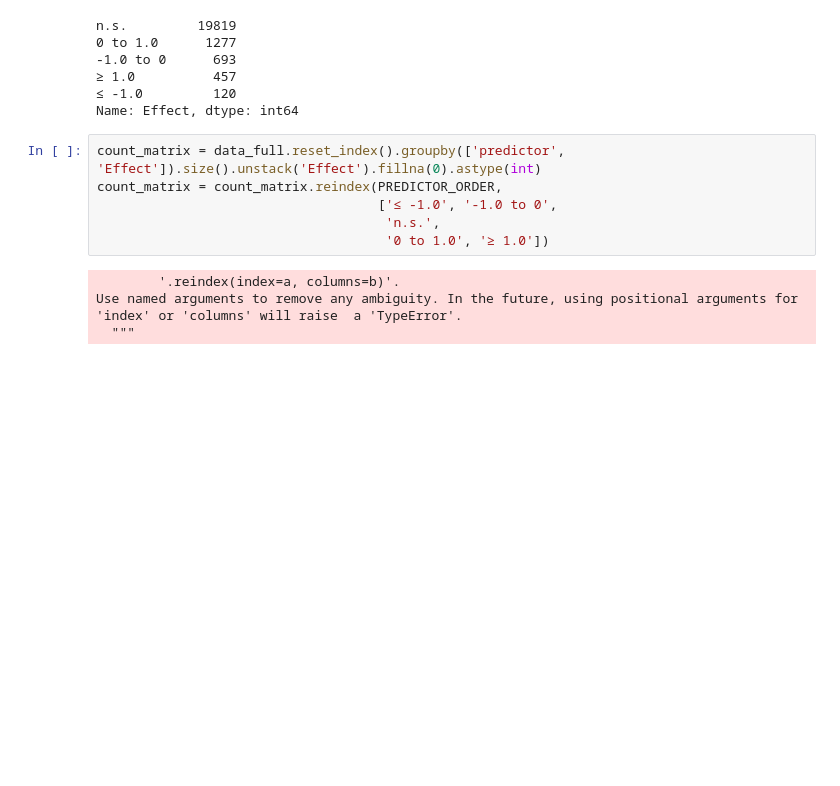
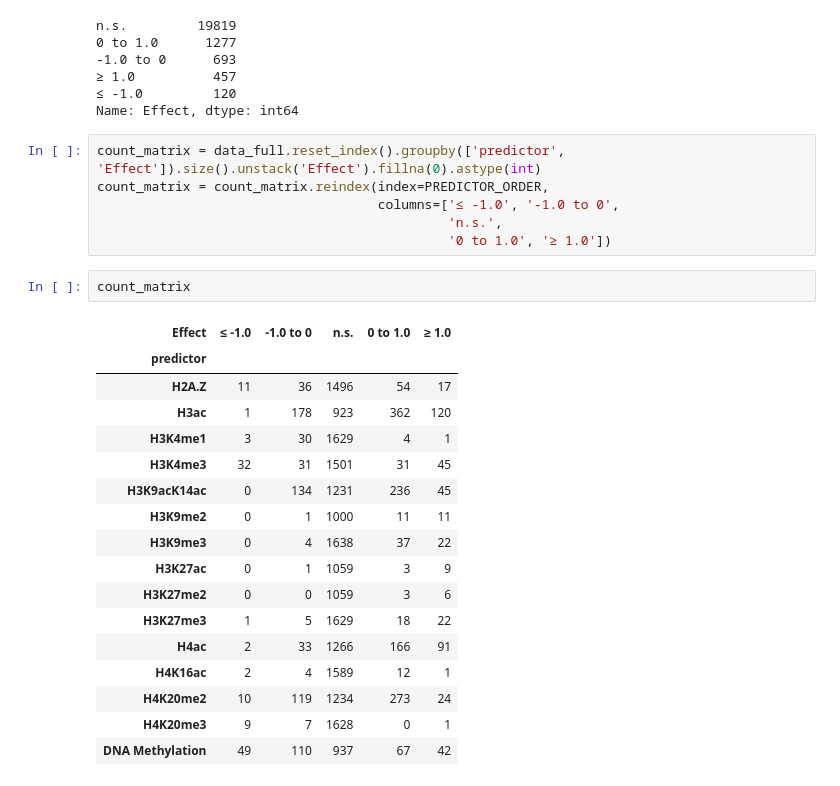
Before and after one commit to lukauskas/publications-lukauskas-2024-marcs, a Jupyter notebook: extra-figures-notebooks/ptm-response/Figure counts.ipynb, the cells around one changed output. Cells and saved outputs as stored; diff of their text form; blank space fills up the shorter version.

```diff
--- a/extra-figures-notebooks/ptm-response/Figure counts.ipynb
+++ b/extra-figures-notebooks/ptm-response/Figure counts.ipynb
@@ -89,11 +127,27 @@ n.s.         19819
 Name: Effect, dtype: int64
 # %%
 count_matrix = data_full.reset_index().groupby(['predictor', 'Effect']).size().unstack('Effect').fillna(0).astype(int)
-count_matrix = count_matrix.reindex(PREDICTOR_ORDER,
-                                    ['≤ -1.0', '-1.0 to 0',
-                                     'n.s.',
-                                     '0 to 1.0', '≥ 1.0'])
+count_matrix = count_matrix.reindex(index=PREDICTOR_ORDER,
+                                    columns=['≤ -1.0', '-1.0 to 0',
+                                             'n.s.',
+                                             '0 to 1.0', '≥ 1.0'])
-# %% [output]
-        '.reindex(index=a, columns=b)'.
-Use named arguments to remove any ambiguity. In the future, using positional arguments for 'index' or 'columns' will raise  a 'TypeError'.
-  """
+# %%
+count_matrix
+# %% [output]
+| Effect | ≤ -1.0 | -1.0 to 0 | n.s. | 0 to 1.0 | ≥ 1.0 |
+| predictor |  |  |  |  |  |
+| H2A.Z | 11 | 36 | 1496 | 54 | 17 |
+| H3ac | 1 | 178 | 923 | 362 | 120 |
+| H3K4me1 | 3 | 30 | 1629 | 4 | 1 |
+| H3K4me3 | 32 | 31 | 1501 | 31 | 45 |
+| H3K9acK14ac | 0 | 134 | 1231 | 236 | 45 |
+| H3K9me2 | 0 | 1 | 1000 | 11 | 11 |
+| H3K9me3 | 0 | 4 | 1638 | 37 | 22 |
+| H3K27ac | 0 | 1 | 1059 | 3 | 9 |
+| H3K27me2 | 0 | 0 | 1059 | 3 | 6 |
+| H3K27me3 | 1 | 5 | 1629 | 18 | 22 |
+| H4ac | 2 | 33 | 1266 | 166 | 91 |
+| H4K16ac | 2 | 4 | 1589 | 12 | 1 |
+| H4K20me2 | 10 | 119 | 1234 | 273 | 24 |
+| H4K20me3 | 9 | 7 | 1628 | 0 | 1 |
+| DNA Methylation | 49 | 110 | 937 | 67 | 42 |
```
Also changed, not shown: parts of 7 cells of this notebook.
